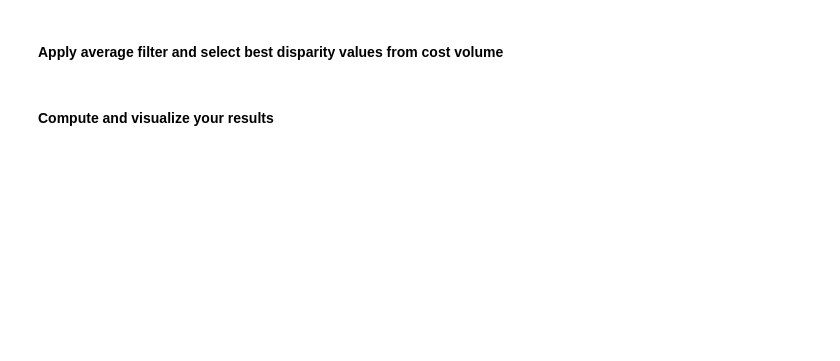
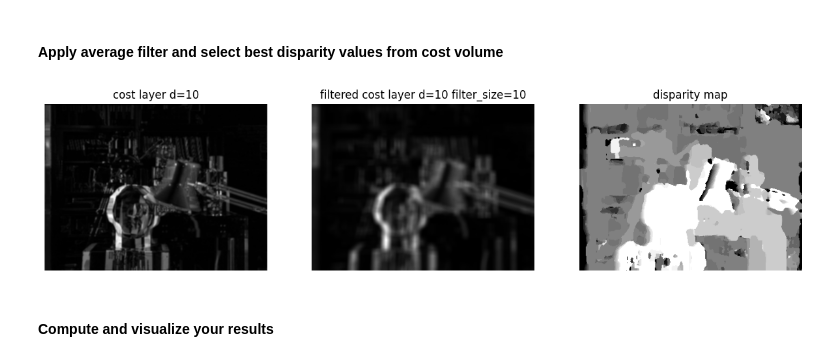
Before and after one commit to mscheiber98/StereoVision24, a Jupyter notebook: Stereo Vision - Exercise Notebook - 2024.ipynb, the cells around one changed output. Cells and saved outputs as stored; diff of their text form; code cells hidden in the pictures; blank space fills up the shorter version.

```diff
--- a/Stereo Vision - Exercise Notebook - 2024.ipynb
+++ b/Stereo Vision - Exercise Notebook - 2024.ipynb
@@ -62,11 +108,40 @@ def compute_cost_volume(left_image, right_image, max_disparity, alpha, Tc, Tg):
 # %%
 def average_filter(cost_volume, kernel_size):
     # TODO: implement
-    return cost_volume
+    filtered_volume = np.zeros(shape=cost_volume.shape)
+    for d in range(filtered_volume.shape[2]):
+        layer = cost_volume[:,:,d]
+        blur = cv.blur(layer,(kernel_size,kernel_size))
+        filtered_volume[:,:,d] = blur
+    return filtered_volume
 
 def compute_disparity_from_cost_volume(cost_volume):
     # TODO: implement
-    return np.zeros(cost_volume.shape[0:2])
+    disparity_map = np.argmin(cost_volume, axis=2)
+    return disparity_map
+
+
+filtered_vol = average_filter(cost_volume,10)
+disparity_map = compute_disparity_from_cost_volume(filtered_vol)
+
+fig = plt.figure(figsize=(15,15))
+rows = 1
+columns = 3
+fig.add_subplot(rows,columns,1)
+plt.imshow(cost_volume[:,:,10], cmap="gray")
+plt.axis("off")
+plt.title("cost layer d=10")
+fig.add_subplot(rows,columns,2)
+plt.axis("off")
+plt.title("filtered cost layer d=10 filter_size=10")
+plt.imshow(filtered_vol[:,:,10], cmap="gray")
+fig.add_subplot(rows,columns,3)
+plt.axis("off")
+plt.title("disparity map")
+plt.imshow(disparity_map, cmap="gray")
+plt.show()
+# %% [output]
+[figure, added]
 # %% [markdown]
 #### Compute and visualize your results
 # %%
```
Also changed, not shown: parts of 5 cells of this notebook.
